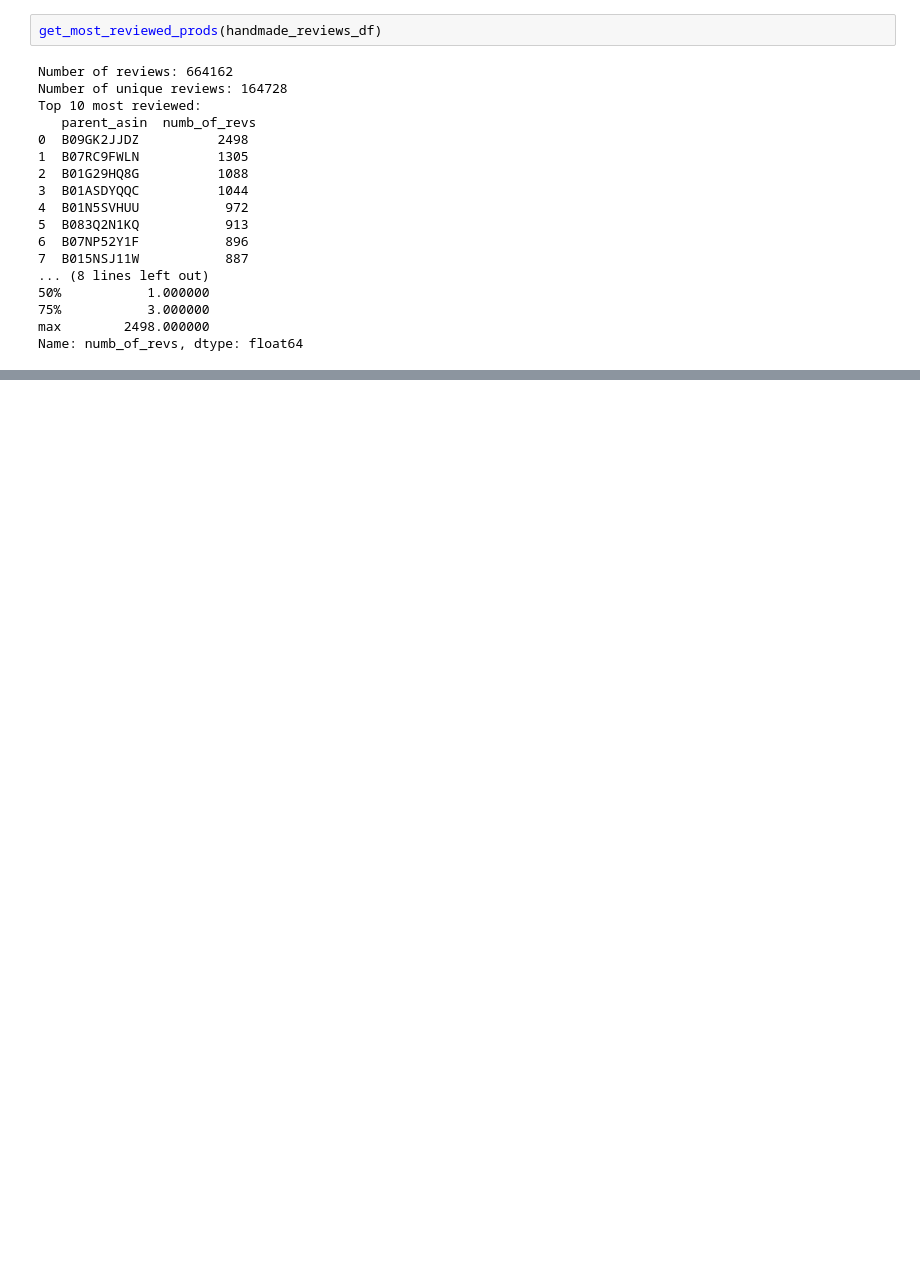
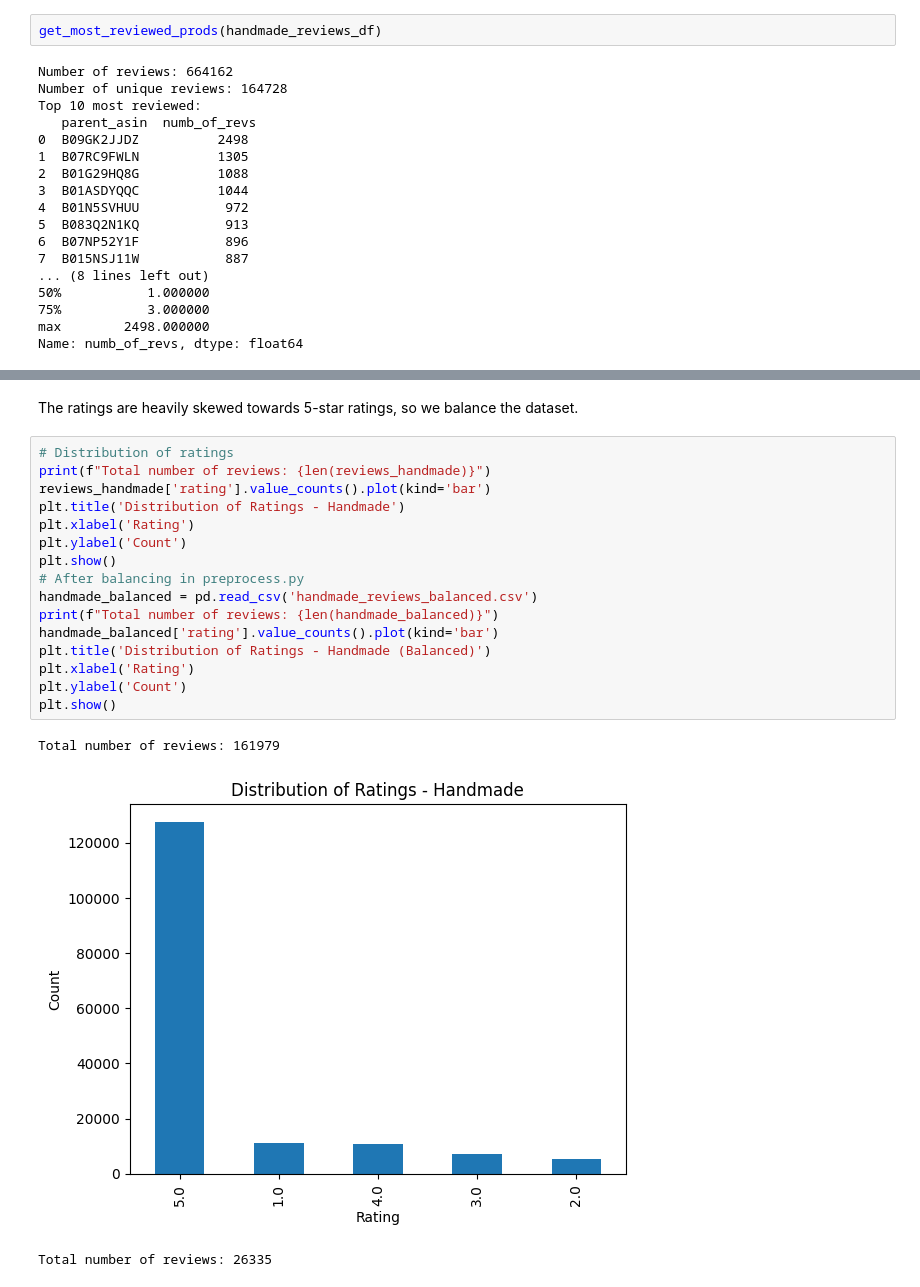
Before and after one commit to emilyguancamole/product-sentiment, a Jupyter notebook: eda.ipynb, the cells around one changed output, grey strips where cells are left out. Saved outputs shown, nothing was run; the diff lists cells and outputs as text; blank space fills up the shorter version.

```diff
--- a/eda.ipynb
+++ b/eda.ipynb
@@ -110,0 +167,22 @@ Name: numb_of_revs, dtype: float64
+# %% [markdown]
+The ratings are heavily skewed towards 5-star ratings, so we balance the dataset.
+# %%
+# Distribution of ratings
+print(f"Total number of reviews: {len(reviews_handmade)}")
+reviews_handmade['rating'].value_counts().plot(kind='bar')
+plt.title('Distribution of Ratings - Handmade')
+plt.xlabel('Rating')
+plt.ylabel('Count')
+plt.show()
+# After balancing in preprocess.py
+handmade_balanced = pd.read_csv('handmade_reviews_balanced.csv')
+print(f"Total number of reviews: {len(handmade_balanced)}")
+handmade_balanced['rating'].value_counts().plot(kind='bar')
+plt.title('Distribution of Ratings - Handmade (Balanced)')
+plt.xlabel('Rating')
+plt.ylabel('Count')
+plt.show()
+# %% [output]
+Total number of reviews: 161979
+[figure, added]
+Total number of reviews: 26335
```
Also changed, not shown: parts of 17 cells of this notebook.
